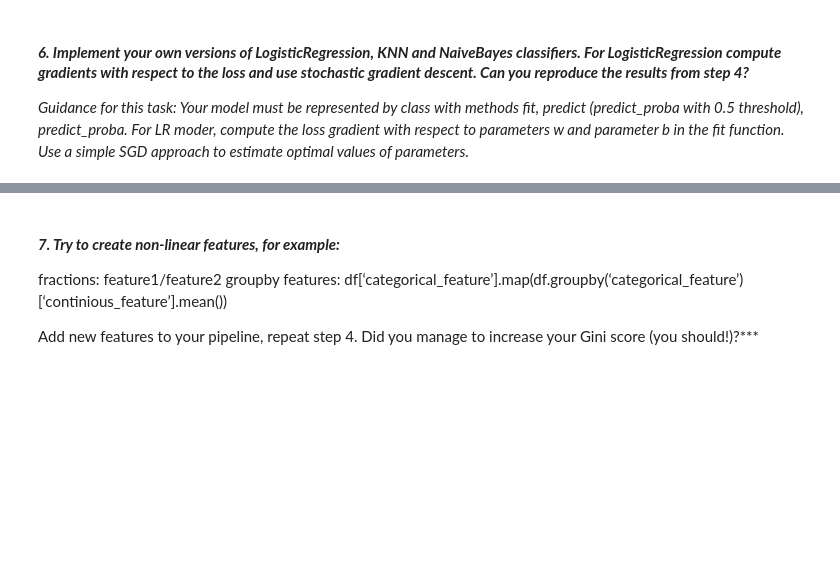
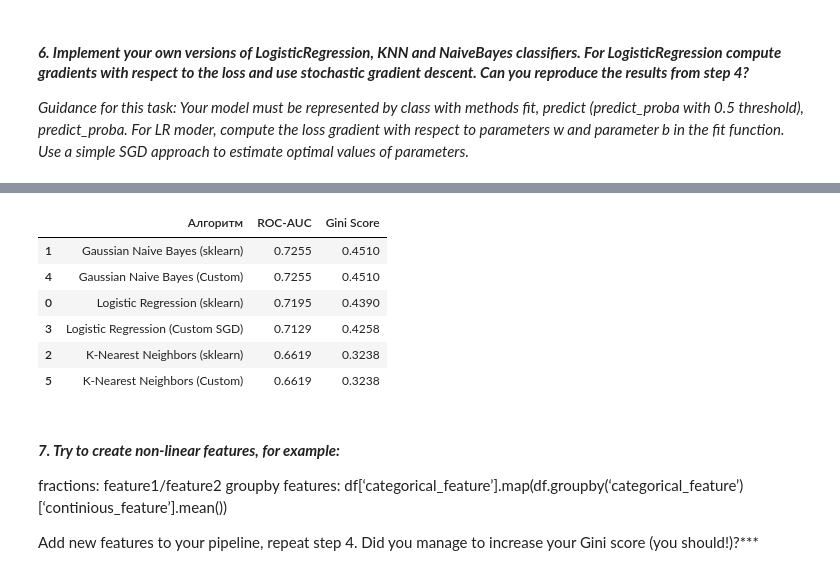
Before and after one commit to RunForJoy/ml-classification-metrics, a Jupyter notebook: src/ml_4.ipynb, the cells around one changed output, grey strips where cells are left out. Drawn from its saved outputs; the diff is of its cells as text; code cells hidden in the pictures; blank space fills up the shorter version.

Commit message:
customs classificators done

```diff
--- a/src/ml_4.ipynb
+++ b/src/ml_4.ipynb
@@ -1019,0 +1127,37 @@ Sklearn LR  -> ROC AUC: 0.7196 | Accuracy: 0.8768
+# %%
+custom_models = {
+    "Logistic Regression (Custom SGD)": LogisticRegressionSGD(
+        lr=0.01, schedule="harmonic", max_epochs=15, random_state=21
+    ),
+    "Gaussian Naive Bayes (Custom)": CustomGaussianNB(),
+    "K-Nearest Neighbors (Custom)": CustomKNNClassifier(n_neighbors=5),
+}
+
+custom_results = []
+
+for name, model in custom_models.items():
+    model.fit(X_train, y_train)
+    preds_proba = model.predict_proba(X_valid)[:, 1]
+    preds_dict[name] = preds_proba
+
+    roc_auc = roc_auc_score(y_valid, preds_proba)
+    custom_results.append(
+        {
+            "Алгоритм": name,
+            "ROC-AUC": round(roc_auc, 4),
+            "Gini Score": round(2 * roc_auc - 1, 4),
+        }
+    )
+# %%
+comparison_df = pd.DataFrame(baseline_results + custom_results).sort_values(
+    by="ROC-AUC", ascending=False
+)
+comparison_df
+# %% [output]
+|  | Алгоритм | ROC-AUC | Gini Score |
+| 1 | Gaussian Naive Bayes (sklearn) | 0.7255 | 0.4510 |
+| 4 | Gaussian Naive Bayes (Custom) | 0.7255 | 0.4510 |
+| 0 | Logistic Regression (sklearn) | 0.7195 | 0.4390 |
+| 3 | Logistic Regression (Custom SGD) | 0.7129 | 0.4258 |
+| 2 | K-Nearest Neighbors (sklearn) | 0.6619 | 0.3238 |
+| 5 | K-Nearest Neighbors (Custom) | 0.6619 | 0.3238 |
```
Also changed, not shown: parts of 11 cells of this notebook, 1 other file.
